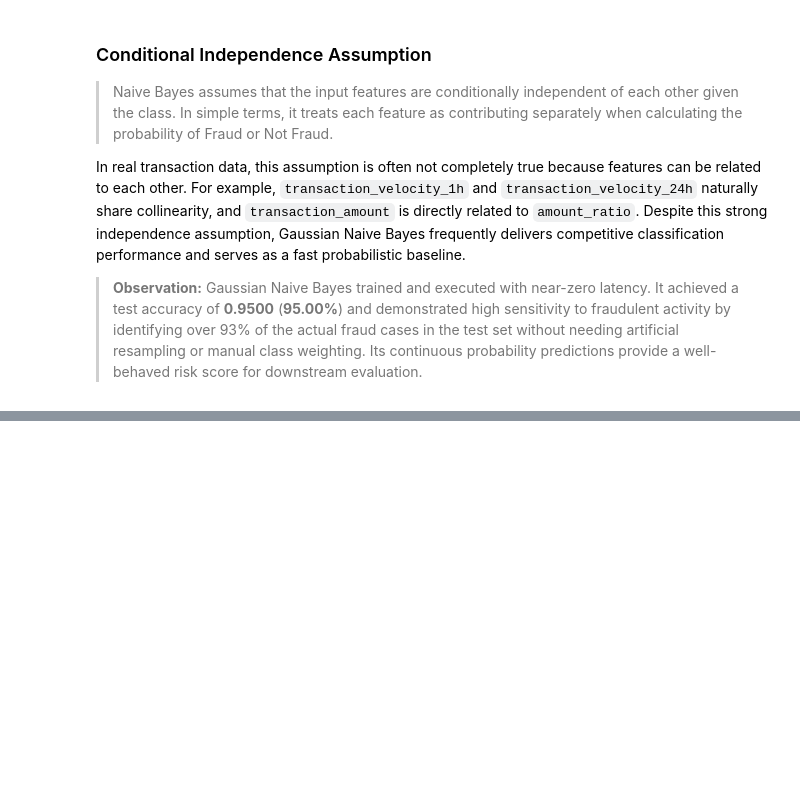
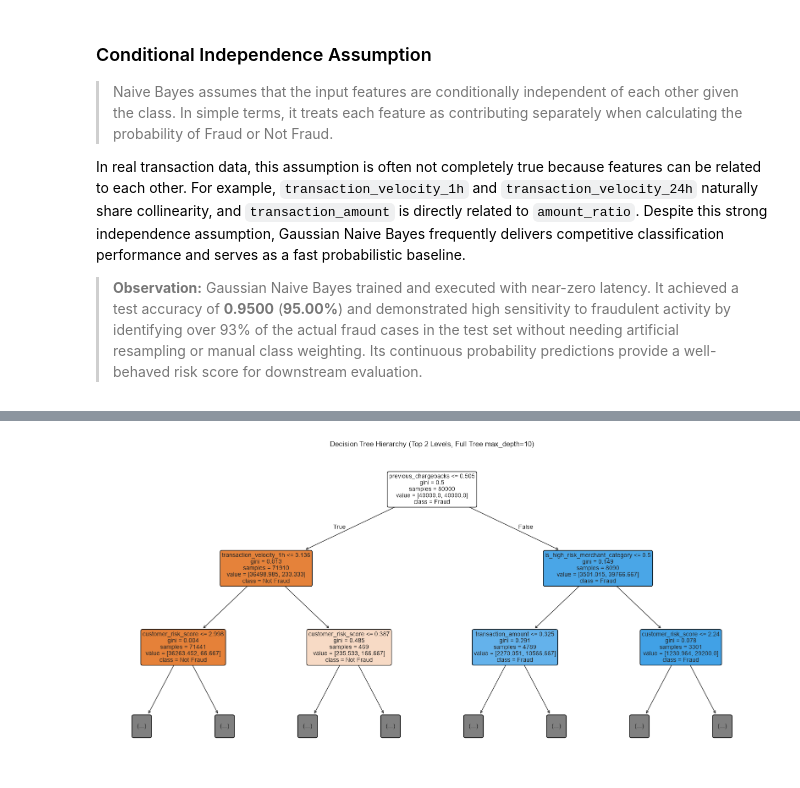
Before and after one commit to anish435/ML_capstone_project, a Jupyter notebook: notebooks/classification.ipynb, the cells around one changed output, grey strips where cells are left out. Cells and saved outputs as stored; diff of their text form; code cells hidden in the pictures; blank space fills up the shorter version.

Commit message:
Classification: Implement the Decision Tree Classifier

```diff
--- a/notebooks/classification.ipynb
+++ b/notebooks/classification.ipynb
@@ -1122,0 +1130,17 @@ In real transaction data, this assumption is often not completely true because f
+# %%
+from sklearn.tree import DecisionTreeClassifier, plot_tree
+from sklearn.metrics import accuracy_score
+
+# Initialize baseline Decision Tree Classifier with balanced class weights
+dt_base = DecisionTreeClassifier(class_weight='balanced', random_state=42)
+
+# Train on existing preprocessed training data
+dt_base.fit(X_train_processed, y_train)
+
+# Generate predictions and probabilities
+y_pred_dt_base = dt_base.predict(X_test_processed)
+y_prob_dt_base = dt_base.predict_proba(X_test_processed)[:, 1]
+
+print("Baseline Decision Tree Classifier trained successfully.")
+print(f"Test Accuracy: {accuracy_score(y_test, y_pred_dt_base):.4f}")
+print(f"Predicted Fraud Cases (Class 1): {(y_pred_dt_base == 1).sum()} out of {len(y_pred_dt_base)}")
@@ -1122,0 +1196,20 @@ In real transaction data, this assumption is often not completely true because f
+# %%
+# Format readable feature names by stripping transformer prefixes
+clean_feature_names = [f.split('__')[-1] for f in processed_feature_names]
+
+# Plot top 2 levels of the tuned Decision Tree
+plt.figure(figsize=(16, 8))
+plot_tree(
+    dt_final,
+    max_depth=2,
+    feature_names=clean_feature_names,
+    class_names=['Not Fraud', 'Fraud'],
+    filled=True,
+    rounded=True,
+    fontsize=10
+)
+plt.title(f"Decision Tree Hierarchy (Top 2 Levels, Full Tree max_depth={best_depth})")
+plt.tight_layout()
+plt.show()
+# %% [output]
+[figure, added]
```
Also changed, not shown: parts of 6 cells of this notebook, 1 other file.
